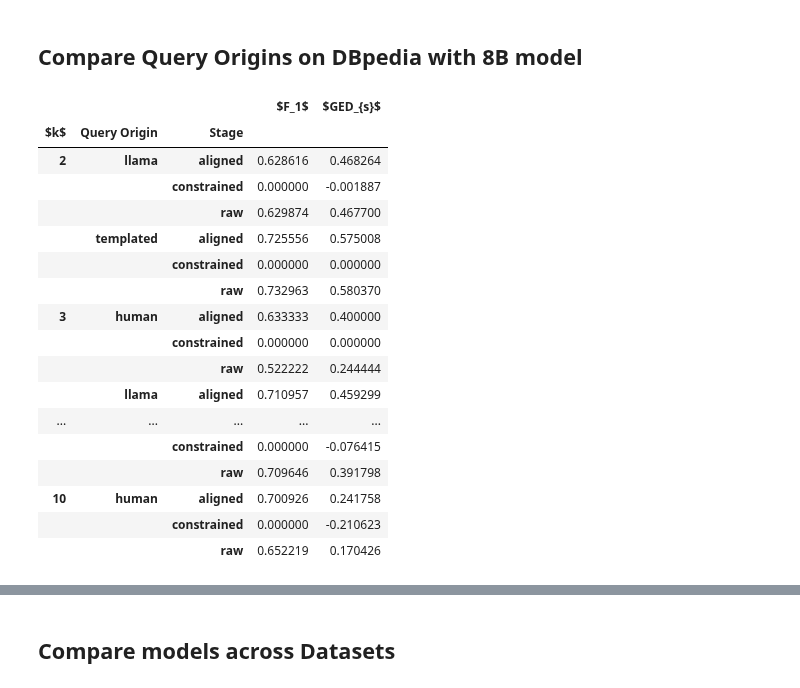
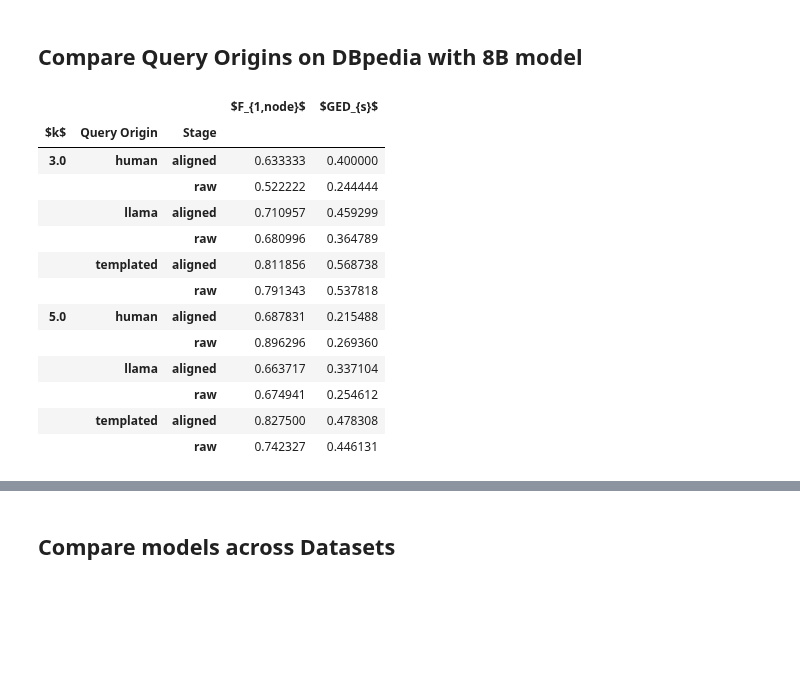
Before and after one commit to hereditary-eu/OnSET, a Jupyter notebook: exploration/querying/result-parse.ipynb, the cells around one changed output, grey strips where cells are left out. Saved outputs shown, nothing was run; the diff lists cells and outputs as text; code cells hidden in the pictures; blank space fills up the shorter version.

```diff
--- a/exploration/querying/result-parse.ipynb
+++ b/exploration/querying/result-parse.ipynb
@@ -61,19 +76,17 @@ def graph_from_erl(erl: qg.EnrichedEntitiesRelations):
 # %%
+dfs_model_clean = []
 for f, df in zip(files, dfs):
     # data=re.findall(r"results/eval_results_(\w+)_.*", f)[0]
     # prompt_type=re.findall(r"results/eval_results_(\w+)_.*", f)[0]
     model = re.findall(r"results/eval_results_\w+_(.+)\.csv", f)[0]
     # df['prompt_type'] = prompt_type
-    df["model"] = (
-        model.replace("_", " ")
-        .replace("-", " ")
-        .rstrip("-GGUF")
-        .lstrip("NousResearch Hermes 3 Llama")
-        .lstrip(".2")
-        .lstrip(".3")
+    df["model"] = model.replace("_", " ").replace("-", " ")
+    df["model"] = df["model"].apply(
+        lambda x: next((v for k, v in model_map.items() if x.startswith(k)), x)
     )
-
-df = pd.concat(dfs)
+    df = df[df["model"].isin(chosen_models)]
+    dfs_model_clean.append(df)
+df = pd.concat(dfs_model_clean)
 df
 # %% [output]
 |  | f1_score | precision | recall | f1_score_rel | precision_rel | recall_rel | ged | normed_ged | response | ... |
@@ -193,6 +215,7 @@ counts
 # %%
 column_map = {
-    "f1_score": "$F_1$",
+    "f1_score": "$F_{1,node}$",
+    "f1_score_rel": "$F_{1,rel.}$ ",
     "normed_ged": "$GED_{s}$",
     "stage": "Stage",
     "prompt_type": "Prompt Type",
@@ -205,40 +228,46 @@ column_map = {
 # %%
 query_gen_compare = df_clean[
     df_clean["model"].str.contains("3B")
     & df_clean["cfg_name"].str.contains("DBpedia")
     & df_clean["prompt_type"].str.contains("one shot")
+    & ~df_clean["stage"].str.contains("constrained")
+    & (df_clean["n_nodes"] < 6)
+    & (df_clean["n_nodes"] > 2)
 ]
 grouped_query_gen_compare = query_gen_compare.groupby(
     ["n_nodes", "generator", "stage"]
-)[["f1_score", "normed_ged"]].mean()
-grouped_query_gen_compare = grouped_query_gen_compare.rename(
+)[["f1_score", "normed_ged"]]
+grouped_query_gen_compare_mean=grouped_query_gen_compare.mean()
+grouped_query_gen_compare_std=grouped_query_gen_compare.std()
+grouped_query_gen_compare_percentiles = grouped_query_gen_compare.quantile(
+    [0.25, 0.5, 0.75]
+)
+grouped_query_gen_compare_mean = grouped_query_gen_compare_mean.rename(
     columns=column_map
-).rename_axis([column_map["n_nodes"], column_map["generator"], column_map["stage"]], axis=0)
+).rename_axis(
+    [column_map["n_nodes"], column_map["generator"], column_map["stage"]], axis=0
+)
 with open("tables/compare_gen_query.tex", "w") as f:
     f.write(
-        grouped_query_gen_compare.to_latex(
+        grouped_query_gen_compare_mean.to_latex(
             float_format="%.2f",
-            caption="Comparison of query generation methods for LLama 3.1 8B on DBpedia with one shot prompts.",
+            caption="Comparison of query generation methods for LLama 3.2 3B on DBpedia with one shot prompts.",
             label="tab:compare_gen_query",
         )
     )
-grouped_query_gen_compare
+grouped_query_gen_compare_mean
 # %% [output]
-|  |  |  | $F_1$ | $GED_{s}$ |
+|  |  |  | $F_{1,node}$ | $GED_{s}$ |
 | $k$ | Query Origin | Stage |  |  |
-| 2 | llama | aligned | 0.628616 | 0.468264 |
-|  |  | constrained | 0.000000 | -0.001887 |
-|  |  | raw | 0.629874 | 0.467700 |
-|  | templated | aligned | 0.725556 | 0.575008 |
-|  |  | constrained | 0.000000 | 0.000000 |
-|  |  | raw | 0.732963 | 0.580370 |
-| 3 | human | aligned | 0.633333 | 0.400000 |
-|  |  | constrained | 0.000000 | 0.000000 |
+| 3.0 | human | aligned | 0.633333 | 0.400000 |
 |  |  | raw | 0.522222 | 0.244444 |
 |  | llama | aligned | 0.710957 | 0.459299 |
-| ... | ... | ... | ... | ... |
-|  |  | constrained | 0.000000 | -0.076415 |
-|  |  | raw | 0.709646 | 0.391798 |
-| 10 | human | aligned | 0.700926 | 0.241758 |
-|  |  | constrained | 0.000000 | -0.210623 |
-|  |  | raw | 0.652219 | 0.170426 |
+|  |  | raw | 0.680996 | 0.364789 |
+|  | templated | aligned | 0.811856 | 0.568738 |
+|  |  | raw | 0.791343 | 0.537818 |
+| 5.0 | human | aligned | 0.687831 | 0.215488 |
+|  |  | raw | 0.896296 | 0.269360 |
+|  | llama | aligned | 0.663717 | 0.337104 |
+|  |  | raw | 0.674941 | 0.254612 |
+|  | templated | aligned | 0.827500 | 0.478308 |
+|  |  | raw | 0.742327 | 0.446131 |
```
Also changed, not shown: parts of 24 cells of this notebook, 25 other files.
